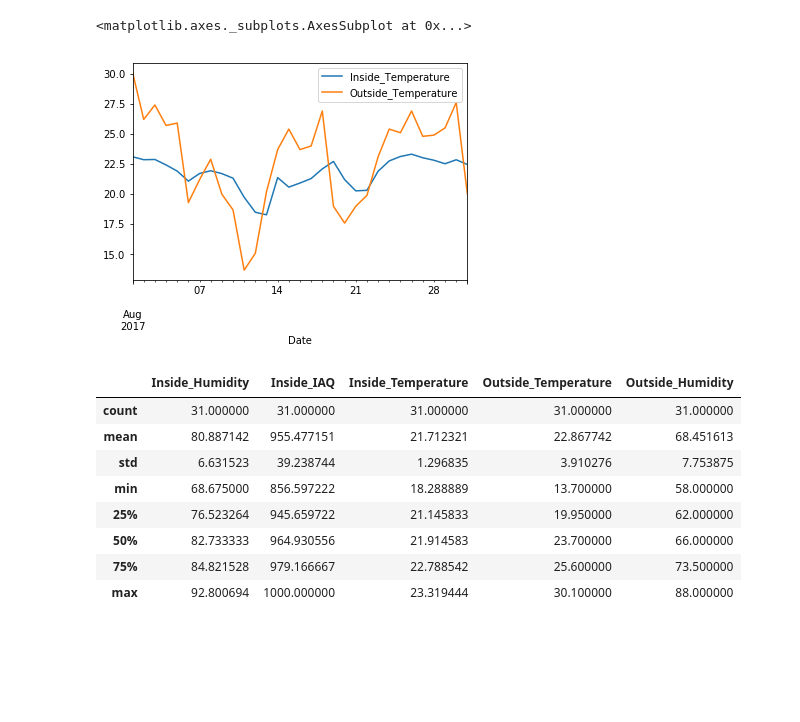
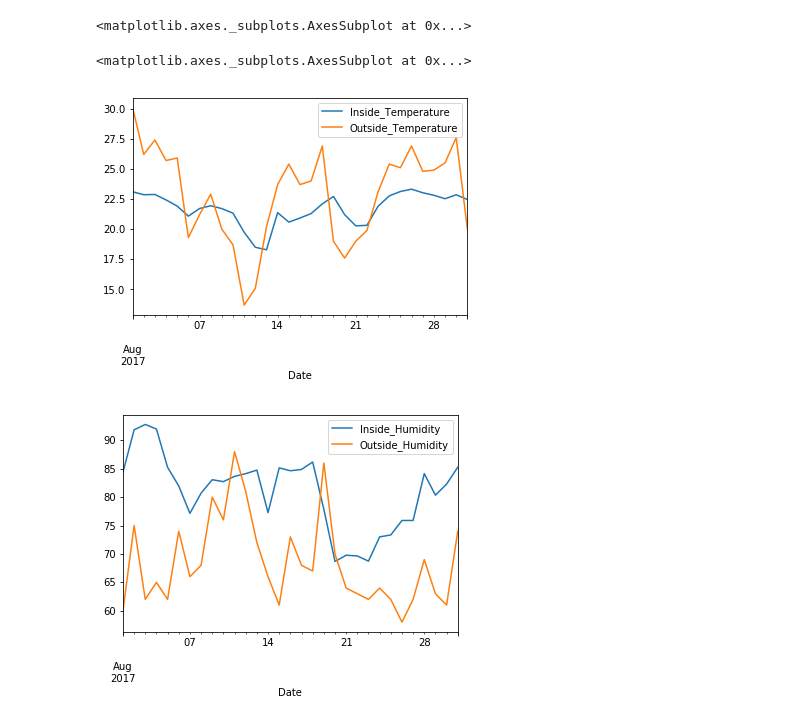
Before and after one commit to volderette/clairy, a Jupyter notebook: Clairy.ipynb, the cells around one changed output. Saved outputs shown, nothing was run; the diff lists cells and outputs as text; code cells hidden in the pictures; blank space fills up the shorter version.

```diff
--- a/Clairy.ipynb
+++ b/Clairy.ipynb
@@ -98,17 +146,8 @@ joined.describe()
 # %%
 joined[['Inside_Temperature', 'Outside_Temperature']].plot.line()
+joined[['Inside_Humidity', 'Outside_Humidity']].plot.line()
 # %% [output]
 <matplotlib.axes._subplots.AxesSubplot at 0x...>
+<matplotlib.axes._subplots.AxesSubplot at 0x...>
 [figure]
+[figure, added]
-# %%
-joined.describe()
-# %% [output]
-|  | Inside_Humidity | Inside_IAQ | Inside_Temperature | Outside_Temperature | Outside_Humidity |
-| count | 31.000000 | 31.000000 | 31.000000 | 31.000000 | 31.000000 |
-| mean | 80.887142 | 955.477151 | 21.712321 | 22.867742 | 68.451613 |
-| std | 6.631523 | 39.238744 | 1.296835 | 3.910276 | 7.753875 |
-| min | 68.675000 | 856.597222 | 18.288889 | 13.700000 | 58.000000 |
-| 25% | 76.523264 | 945.659722 | 21.145833 | 19.950000 | 62.000000 |
-| 50% | 82.733333 | 964.930556 | 21.914583 | 23.700000 | 66.000000 |
-| 75% | 84.821528 | 979.166667 | 22.788542 | 25.600000 | 73.500000 |
-| max | 92.800694 | 1000.000000 | 23.319444 | 30.100000 | 88.000000 |
```
Also changed, not shown: parts of 12 cells of this notebook.
